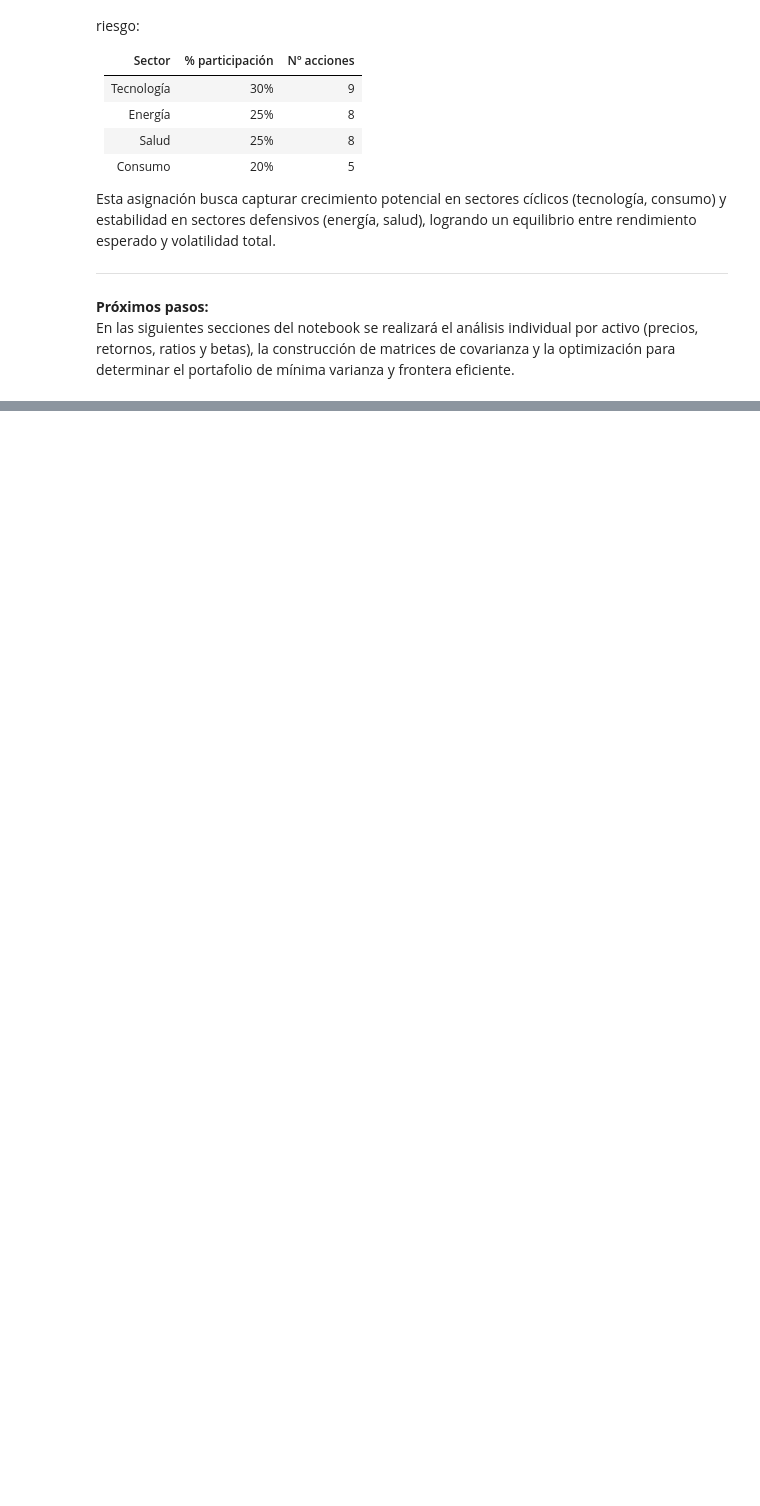
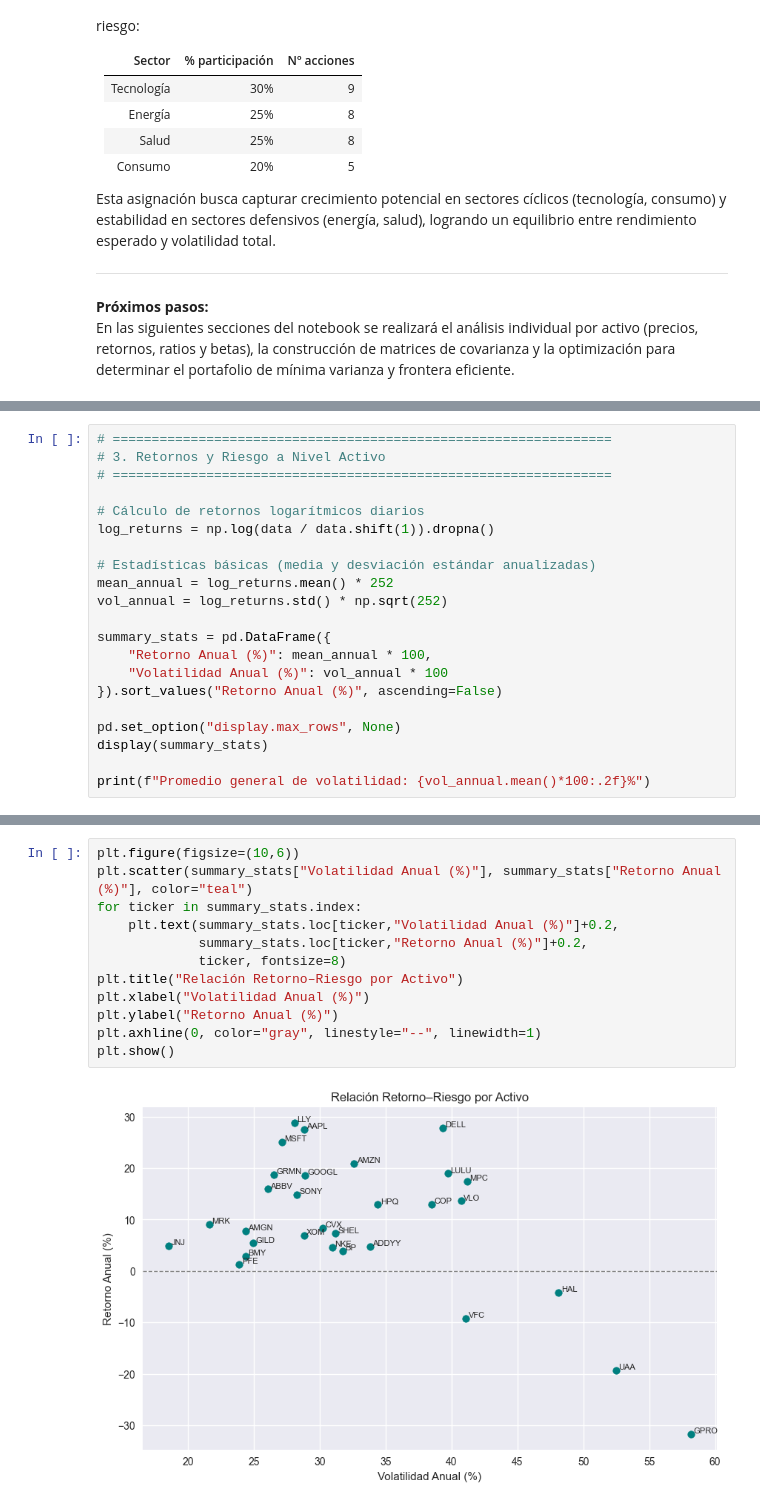
Before and after one commit to cmolina12/finanzas-proyecto-consultoria, a Jupyter notebook: proyecto_portafolio_grupo1.ipynb, the cells around one changed output, grey strips where cells are left out. Saved outputs shown, nothing was run; the diff lists cells and outputs as text; blank space fills up the shorter version.

```diff
--- a/proyecto_portafolio_grupo1.ipynb
+++ b/proyecto_portafolio_grupo1.ipynb
@@ -92,0 +682,21 @@ En las siguientes secciones del notebook se realizará el análisis individual p
+# %%
+# ================================================================
+# 3. Retornos y Riesgo a Nivel Activo
+# ================================================================
+
+# Cálculo de retornos logarítmicos diarios
+log_returns = np.log(data / data.shift(1)).dropna()
+
+# Estadísticas básicas (media y desviación estándar anualizadas)
+mean_annual = log_returns.mean() * 252
+vol_annual = log_returns.std() * np.sqrt(252)
+
+summary_stats = pd.DataFrame({
+    "Retorno Anual (%)": mean_annual * 100,
+    "Volatilidad Anual (%)": vol_annual * 100
+}).sort_values("Retorno Anual (%)", ascending=False)
+
+pd.set_option("display.max_rows", None)
+display(summary_stats)
+
+print(f"Promedio general de volatilidad: {vol_annual.mean()*100:.2f}%")
@@ -92,0 +723,14 @@ En las siguientes secciones del notebook se realizará el análisis individual p
+# %%
+plt.figure(figsize=(10,6))
+plt.scatter(summary_stats["Volatilidad Anual (%)"], summary_stats["Retorno Anual (%)"], color="teal")
+for ticker in summary_stats.index:
+    plt.text(summary_stats.loc[ticker,"Volatilidad Anual (%)"]+0.2,
+             summary_stats.loc[ticker,"Retorno Anual (%)"]+0.2,
+             ticker, fontsize=8)
+plt.title("Relación Retorno–Riesgo por Activo")
+plt.xlabel("Volatilidad Anual (%)")
+plt.ylabel("Retorno Anual (%)")
+plt.axhline(0, color="gray", linestyle="--", linewidth=1)
+plt.show()
+# %% [output]
+[figure, added]
```
Also changed, not shown: parts of 25 cells of this notebook.
